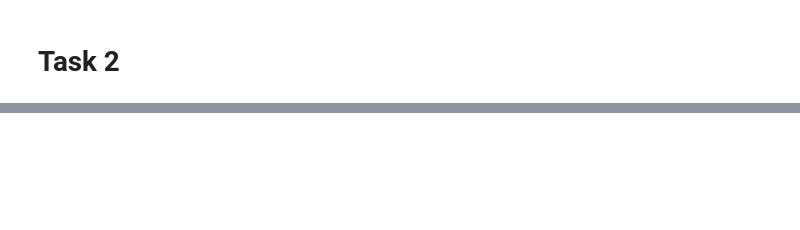
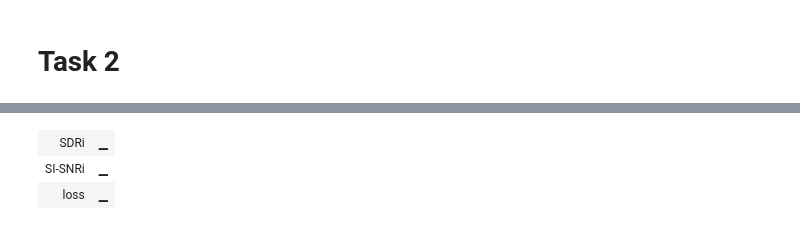
Before and after one commit to karanjain1601/B20AI016_SU_ASSIGN_02, a Jupyter notebook: B20AI016_ASSIGN_02_Q2.ipynb, the cells around one changed output, grey strips where cells are left out. Drawn from its saved outputs; the diff is of its cells as text; code cells hidden in the pictures; blank space fills up the shorter version.

```diff
--- a/B20AI016_ASSIGN_02_Q2.ipynb
+++ b/B20AI016_ASSIGN_02_Q2.ipynb
@@ -196,4 +188,4 @@ model = load_and_initialize_model(model_source, save_directory, device_name)
 # %%
 def load_audio(path):
     y , sr = librosa.load(path, sr = 8000)
-    return torch.tensor(y).unsqueeze(0)
+    return torch.tensor(librosa.util.normalize(y)).unsqueeze(0)
@@ -281,0 +282,90 @@ tensor(24.5670)
+# %%
+import copy
+import torch
+from torch.cuda.amp import GradScaler
+from torch.optim import Adam
+from tqdm.notebook import tqdm
+from speechbrain.nnet.losses import get_si_snr_with_pitwrapper as sisnr_loss
+
+class AudioModelTrainer:
+    def __init__(self, model, train_set, device, epochs=1, learning_rate=15e-5, clip_grad_norm=5, loss_upper_lim=999999):
+        self.model = copy.deepcopy(model)
+        self.train_set = train_set
+        self.device = device
+        self.epochs = epochs
+        self.learning_rate = learning_rate
+        self.clip_grad_norm = clip_grad_norm
+        self.loss_upper_lim = loss_upper_lim
+        self.scaler = GradScaler()
+        self.optimizer = Adam(self.model.parameters(), lr=self.learning_rate)
+        self.criterion = sisnr_loss
+        self.model.train()
+        for param in self.model.parameters():
+            param.requires_grad = True
+        wandb.init(project="Q2_training", config={
+            "learning_rate": self.learning_rate,
+            "epochs": self.epochs,
+        })
+
+    def train_epoch(self):
+        sisnri = []
+        sdri = []
+        loss = []
+        metric = AudioMetrics()
+        nonfinite_count = 0
+
+        with torch.cuda.amp.autocast(dtype=torch.float16, device_type=self.device.type):
+            pbar = tqdm(list(self.train_set.iterrows()))
+            for _, row in pbar:
+                sr1, sr2, mix = self.load_and_preprocess(row)
+                self.optimizer.zero_grad(set_to_none=True)
+                output = self.model(mix)
+                target = torch.stack([sr1, sr2], dim=2)
+                loss_value = self.compute_loss(output, target)
+                if loss_value is not None:
+                    self.backward_and_step(loss_value)
+                else:
+                    nonfinite_count += 1
+                mix = mix.unsqueeze(-1)
+                loss.append(loss_value.detach().cpu().tolist() if loss_value is not None else 0)
+                sisnri.append(sisnri_func(mix, output, target).detach().cpu().tolist())
+                sdri.append(sdri_func(mix, output, target).detach().cpu().tolist())
+        return np.mean(loss), np.mean(sisnri), np.mean(sdri)
+
+    def load_and_preprocess(self, row):
+        sr1 = load_audio(row['source_1_path'])[:, :80000].to(self.device)
+        sr2 = load_audio(row['source_2_path'])[:, :80000].to(self.device)
+        mix = load_audio(row['mixture_path'])[:, :80000].to(self.device)
+        return sr1, sr2, mix
+
+    def compute_loss(self, output, target):
+        loss_value = self.criterion(output, target)
+        loss_value = loss_value[loss_value > -30]
+        if loss_value.nelement() > 0:
+            loss_value = loss_value.mean()
+            if loss_value < self.loss_upper_lim:
+                return loss_value
+        return None
+
+    def backward_and_step(self, loss_value):
+        self.scaler.scale(loss_value).backward()
+        if self.clip_grad_norm >= 0:
+            self.scaler.unscale_(self.optimizer)
+            torch.nn.utils.clip_grad_norm_(self.model.parameters(), self.clip_grad_norm)
+        self.scaler.step(self.optimizer)
+        self.scaler.update()
+
+    def train(self):
+        for epoch in range(self.epochs):
+            epoch_loss, epoch_sisnri, epoch_sdri = self.train_epoch()
+            print(f"EPOCH {epoch} -->")
+            print(f"\tloss    :: {epoch_loss}")
+            print(f"\tSI-SNRi :: {epoch_sisnri}")
+            print(f"\tSDRi    :: {epoch_sdri}")
+            wandb.log({"loss": epoch_loss, "SI-SNRi": epoch_sisnri, "SDRi": epoch_sdri})
+        wandb.finish()
+        self.optimizer.zero_grad(set_to_none=True)
+
+model_trainer = AudioModelTrainer(model, train_set, device)
+model_trainer.train()
+# %% [output]
@@ -281,0 +383,3 @@ tensor(24.5670)
+| SDRi | ▁ |
+| SI-SNRi | ▁ |
+| loss | ▁ |
```
Also changed, not shown: parts of 18 cells of this notebook.
